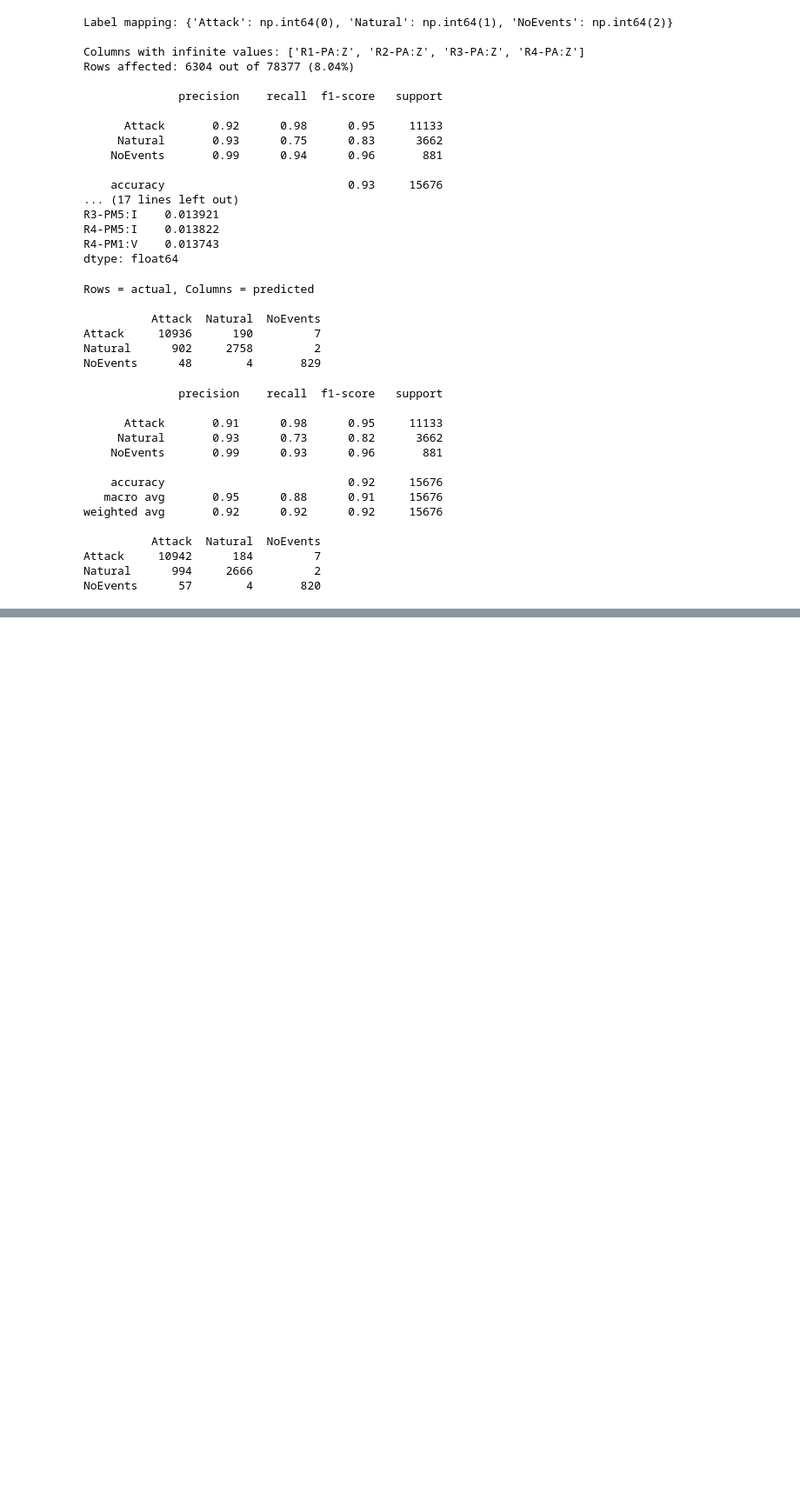
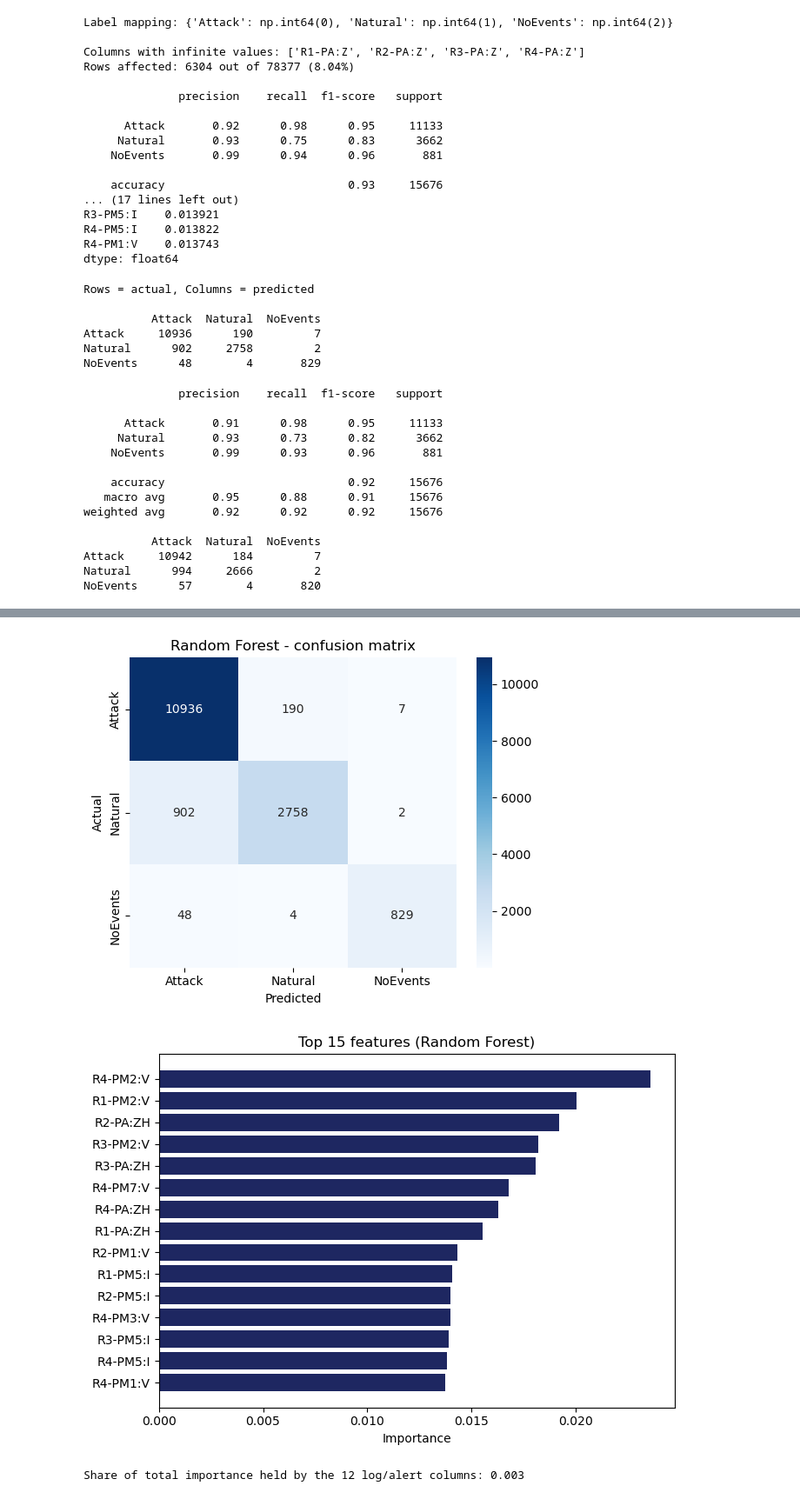
Before and after one commit to rohan-sahni1/scada-project, a Jupyter notebook: 01_data_exploration.ipynb, the cells around one changed output, grey strips where cells are left out. Shown at 87% size. Saved outputs shown, nothing was run; the diff lists cells and outputs as text; code cells hidden in the pictures; blank space fills up the shorter version.

```diff
--- a/01_data_exploration.ipynb
+++ b/01_data_exploration.ipynb
@@ -278,0 +279,19 @@ SVM (RBF, 20k subsample)     0.717     0.329           0.077      25.7
+# %%
+import os, re, glob, joblib
+import numpy as np, pandas as pd
+import matplotlib.pyplot as plt, seaborn as sns
+from sklearn.preprocessing import StandardScaler
+from sklearn.neural_network import MLPRegressor
+from sklearn.ensemble import RandomForestClassifier
+from sklearn.model_selection import GroupKFold, train_test_split
+from sklearn.metrics import confusion_matrix, f1_score, recall_score, roc_auc_score
+
+need = ["df_all", "le", "y", "X_clean", "X_train", "X_test", "y_train", "y_test", "rf", "preds", "imputer"]
+print("Missing variables:", [n for n in need if n not in globals()])   # must print []
+
+os.makedirs("outputs", exist_ok=True)
+classes = list(le.classes_)
+NAT, NORMAL, ATK = classes.index("Natural"), classes.index("NoEvents"), classes.index("Attack")
+feature_names = list(X_clean.columns)
+Xtr, Xte = X_train.to_numpy(), X_test.to_numpy()
+pred = preds
@@ -278,0 +339,20 @@ SVM (RBF, 20k subsample)     0.717     0.329           0.077      25.7
+# %%
+cm = confusion_matrix(y_test, pred)
+plt.figure(figsize=(5.5, 4.5))
+sns.heatmap(cm, annot=True, fmt="d", cmap="Blues", xticklabels=classes, yticklabels=classes)
+plt.xlabel("Predicted"); plt.ylabel("Actual"); plt.title("Random Forest - confusion matrix")
+plt.tight_layout(); plt.savefig("outputs/confusion_matrix.png", dpi=150); plt.show()
+
+fi = pd.Series(rf.feature_importances_, index=feature_names).sort_values(ascending=False)
+top = fi.head(15)[::-1]
+plt.figure(figsize=(7, 5))
+plt.barh(top.index, top.values, color="#1E2761")
+plt.xlabel("Importance"); plt.title("Top 15 features (Random Forest)")
+plt.tight_layout(); plt.savefig("outputs/feature_importance.png", dpi=150); plt.show()
+
+log_cols = [c for c in feature_names if "log" in c]
+print("Share of total importance held by the %d log/alert columns: %.3f" % (len(log_cols), fi[log_cols].sum()))
+# %% [output]
+[figure, added]
+[figure, added]
+Share of total importance held by the 12 log/alert columns: 0.003
```
Also changed, not shown: parts of 7 cells of this notebook, 11 other files.
